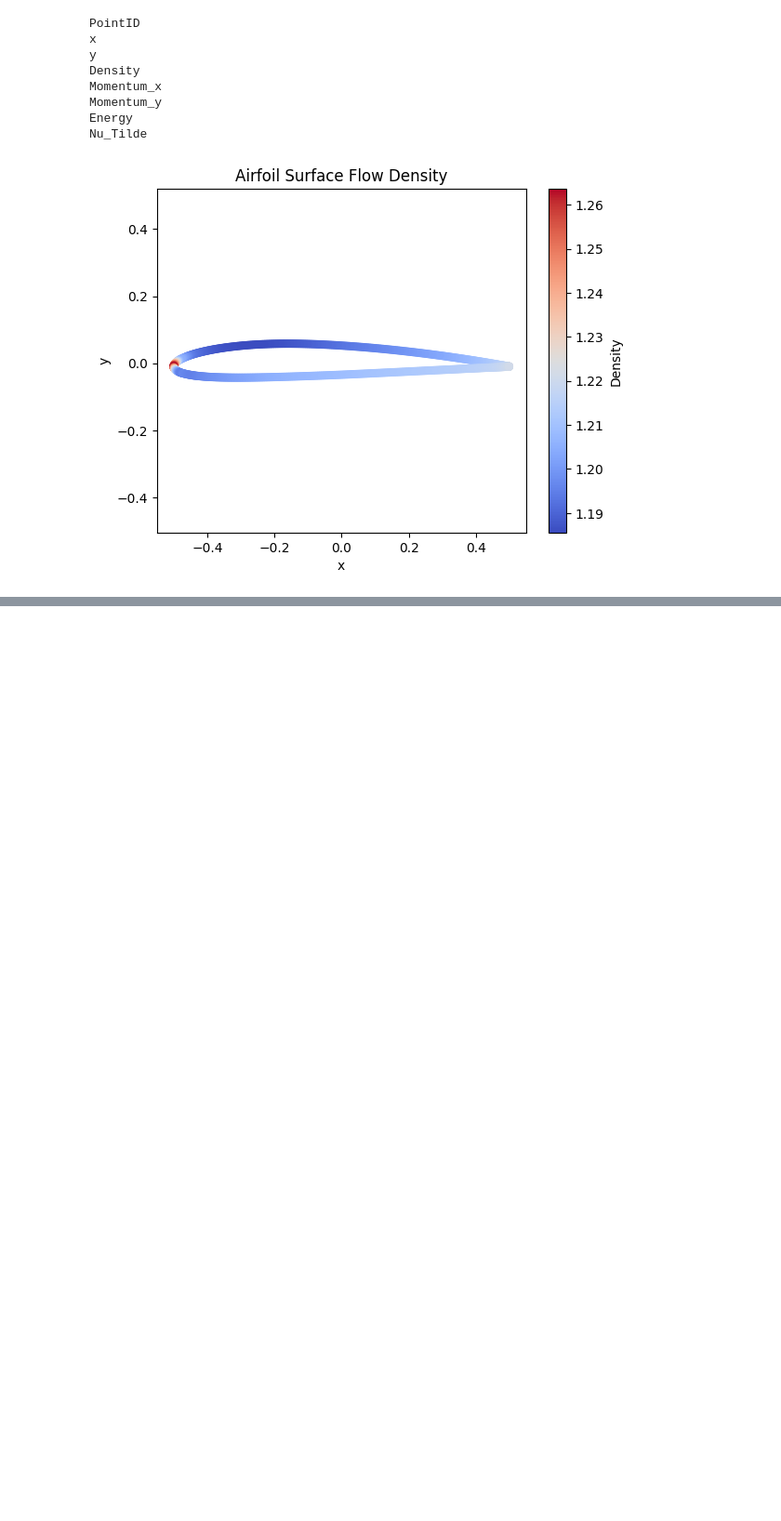
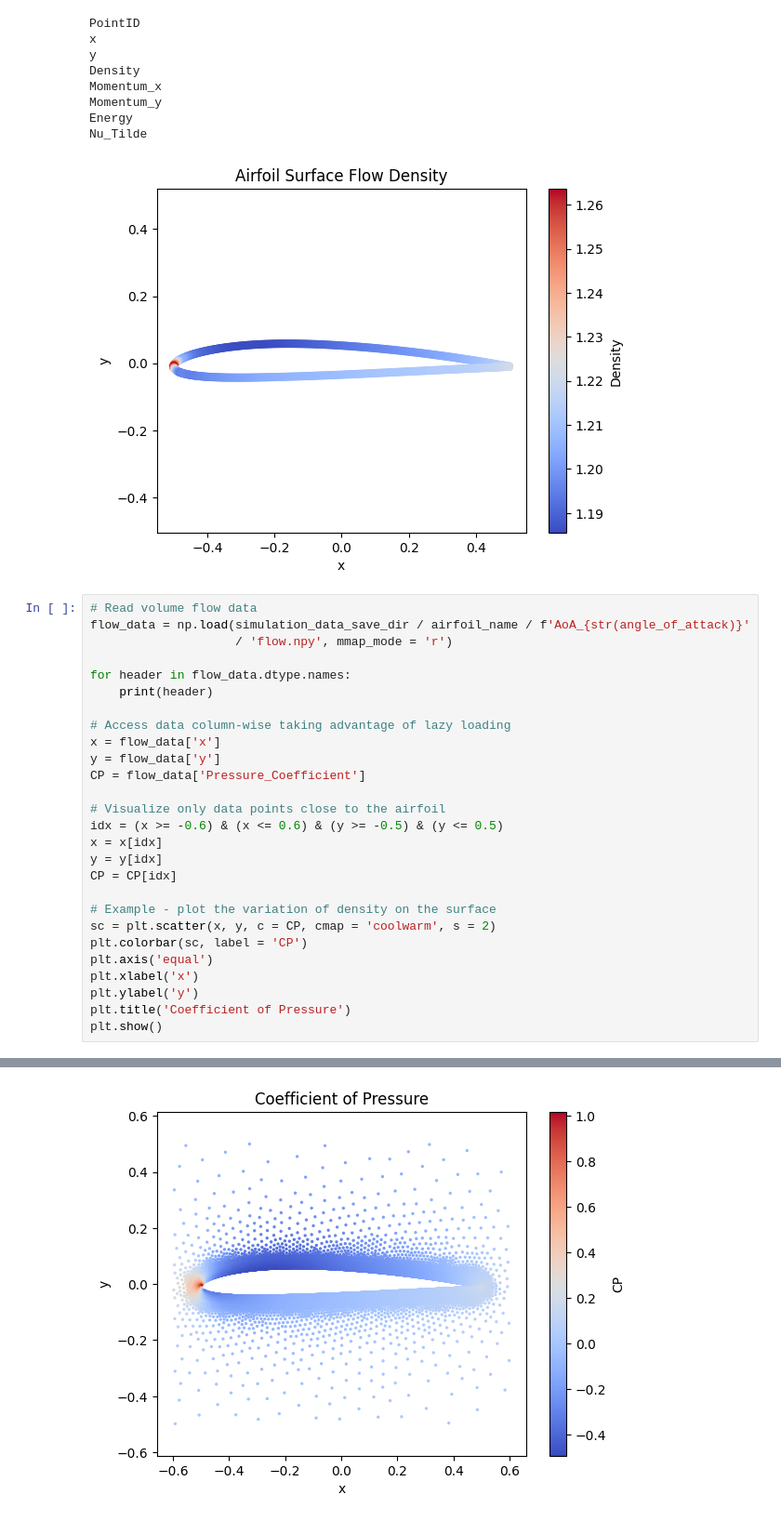
Before and after one commit to atharvaaalok/datasets, a Jupyter notebook: su2_simulations/neuralop_collaboration/rans_boundary_only/simulation_tutorial.ipynb, the cells around one changed output, grey strips where cells are left out. Shown at 93% size. Drawn from its saved outputs; the diff is of its cells as text; blank space fills up the shorter version.

```diff
--- a/su2_simulations/neuralop_collaboration/rans_boundary_only/simulation_tutorial.ipynb
+++ b/su2_simulations/neuralop_collaboration/rans_boundary_only/simulation_tutorial.ipynb
@@ -186,3 +186,31 @@ Momentum_y
 Energy
 Nu_Tilde
 [figure]
+# %%
+# Read volume flow data
+flow_data = np.load(simulation_data_save_dir / airfoil_name / f'AoA_{str(angle_of_attack)}'
+                    / 'flow.npy', mmap_mode = 'r')
+
+for header in flow_data.dtype.names:
+    print(header)
+
+# Access data column-wise taking advantage of lazy loading
+x = flow_data['x']
+y = flow_data['y']
+CP = flow_data['Pressure_Coefficient']
+
+# Visualize only data points close to the airfoil
+idx = (x >= -0.6) & (x <= 0.6) & (y >= -0.5) & (y <= 0.5)
+x = x[idx]
+y = y[idx]
+CP = CP[idx]
+
+# Example - plot the variation of density on the surface
+sc = plt.scatter(x, y, c = CP, cmap = 'coolwarm', s = 2)
+plt.colorbar(sc, label = 'CP')
+plt.axis('equal')
+plt.xlabel('x')
+plt.ylabel('y')
+plt.title('Coefficient of Pressure')
+plt.show()
+# %% [output]
@@ -188,0 +236 @@ Nu_Tilde
+[figure, added]
```
Also changed, not shown: parts of 2 cells of this notebook, 3 other files.
